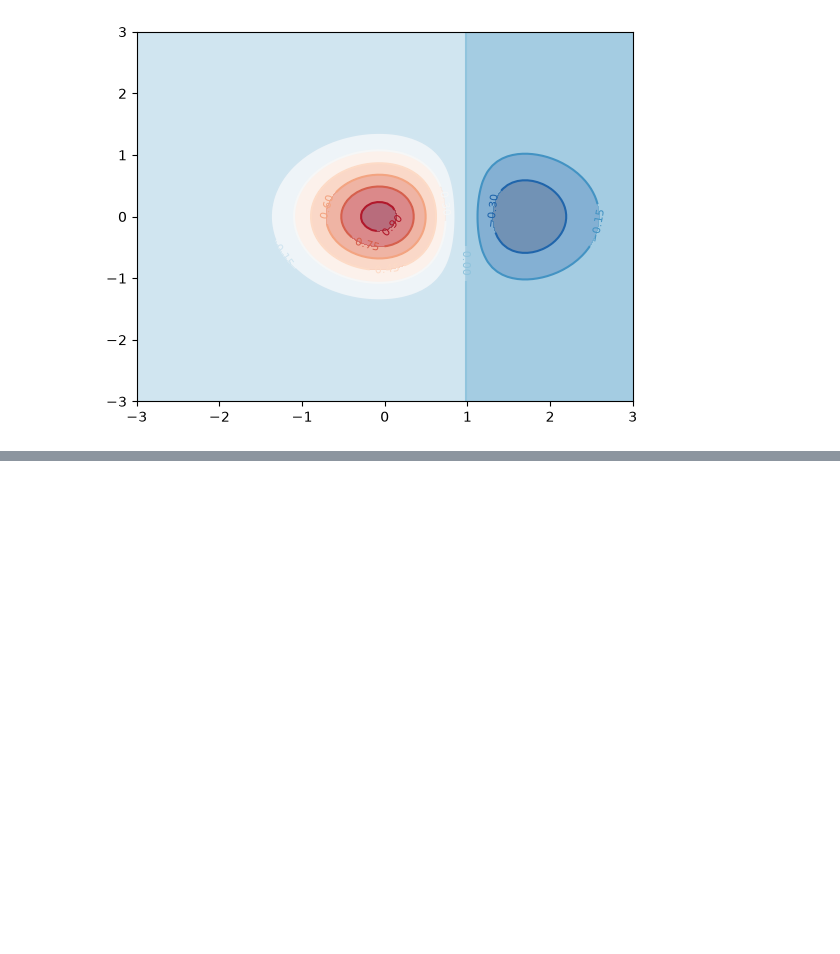
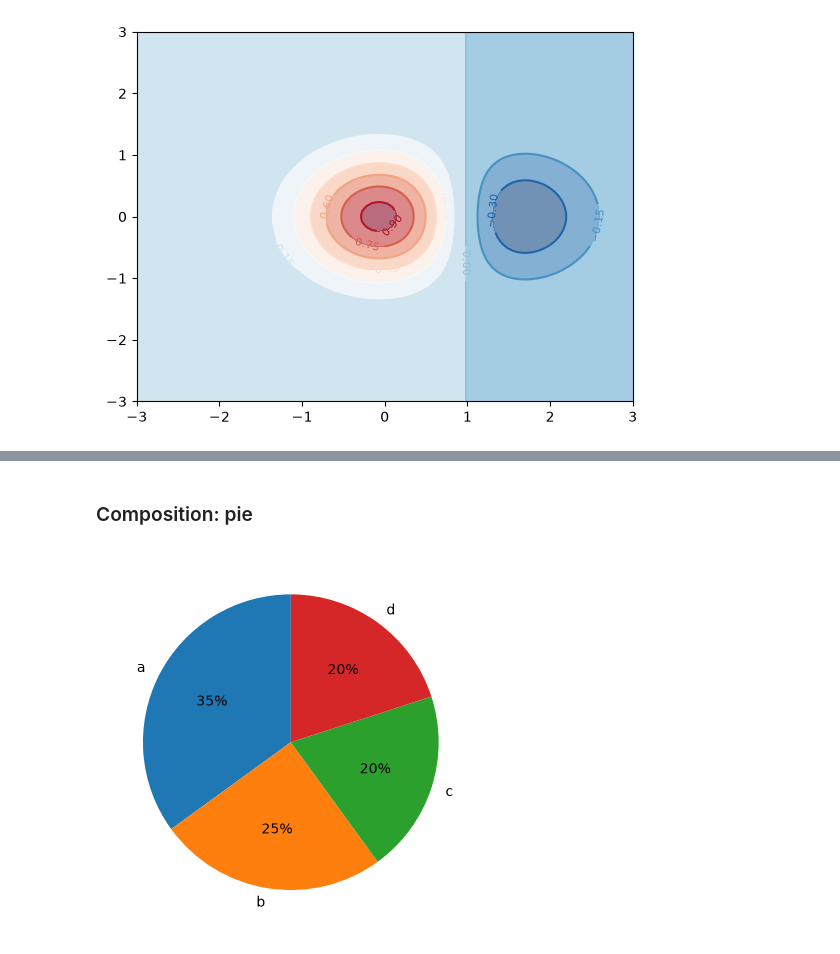
Before and after one commit to ImadElMaftouhi/Machine-learning, a Jupyter notebook: fundamentals/matplotlib/note.ipynb, the cells around one changed output, grey strips where cells are left out. Cells and saved outputs as stored; diff of their text form; code cells hidden in the pictures; blank space fills up the shorter version.

```diff
--- a/fundamentals/matplotlib/note.ipynb
+++ b/fundamentals/matplotlib/note.ipynb
@@ -444,0 +469,11 @@ ax.contourf(X, Y, Z, levels=12, cmap="RdBu_r", alpha=0.6)
+# %% [markdown]
+### Composition: pie
+# %%
+## pie exists and is widely overused. Human perception compares angles poorly, so a bar chart communicates the same part-to-whole data more accurately in almost every case. Reserve pie for three to five categories with a clear ordering, and reach for a stacked bar or a table otherwise.
+
+fig,ax=plt.subplots()
+ax.pie([35, 25, 20, 20], labels=["a", "b", "c", "d"],
+       autopct="%1.0f%%", startangle=90)
+plt.show()
+# %% [output]
+[figure, added]
```
Also changed, not shown: parts of 3 cells of this notebook.
